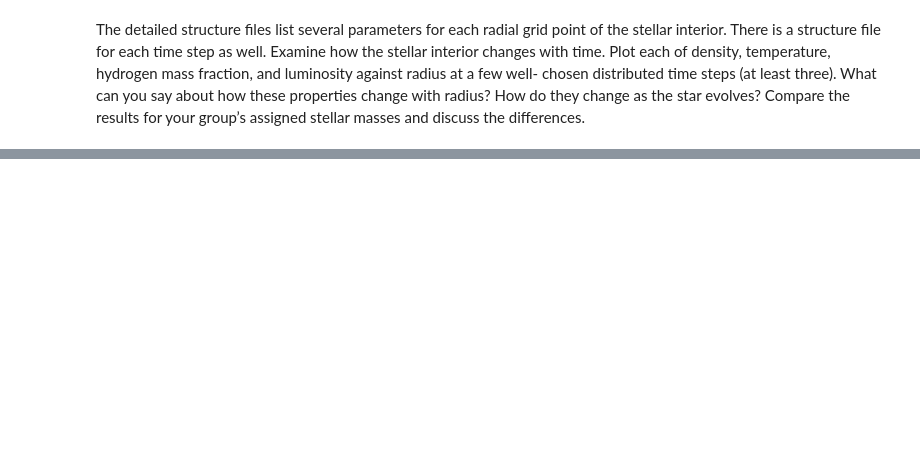
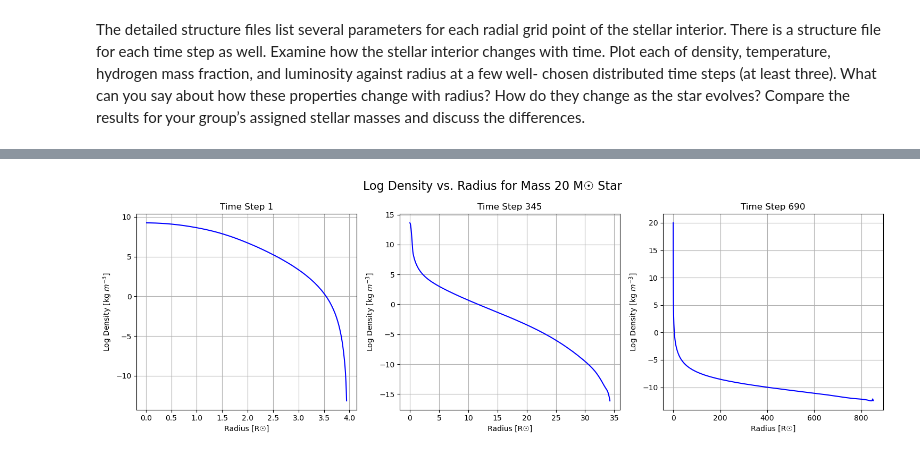
Before and after one commit to pathakis/Modelling-the-Lives-of-Stars, a Jupyter notebook: Data Inspection.ipynb, the cells around one changed output, grey strips where cells are left out. Saved outputs shown, nothing was run; the diff lists cells and outputs as text; code cells hidden in the pictures; blank space fills up the shorter version.

```diff
--- a/Data Inspection.ipynb
+++ b/Data Inspection.ipynb
@@ -320,0 +418,24 @@ det_data_20 = pd.read_fwf('Data20/Data0_0001/summary_SI.txt', names=col_names, i
+# %%
+fig, ax = plt.subplots(1, 3, figsize=(15, 5))
+ax[0].plot(det_data_20['Radius coordinate (R☉)'], np.log(det_data_20['Density (kg m-3)']), linestyle='-', c='b')
+ax[1].plot(det_data_20_mid['Radius coordinate (R☉)'], np.log(det_data_20_mid['Density (kg m-3)']), linestyle='-', c='b')
+ax[2].plot(det_data_20_last['Radius coordinate (R☉)'], np.log(det_data_20_last['Density (kg m-3)']), linestyle='-', c='b')
+
+ax[0].set_title('Time Step 1')
+ax[1].set_title('Time Step 345')
+ax[2].set_title('Time Step 690')
+fig.suptitle('Log Density vs. Radius for Mass 20 M☉ Star', fontsize=16)
+
+ax[0].set_xlabel('Radius [R☉]')
+ax[0].set_ylabel('Log Density [kg $m^{-3}$]')
+ax[1].set_xlabel('Radius [R☉]')
+ax[1].set_ylabel('Log Density [kg $m^{-3}$]')
+ax[2].set_xlabel('Radius [R☉]')
+ax[2].set_ylabel('Log Density [kg $m^{-3}$]')
+
+ax[0].grid();
+ax[1].grid();
+ax[2].grid();
+plt.tight_layout();
+# %% [output]
+[figure, added]
```
Also changed, not shown: parts of 14 cells of this notebook, 2 other files.
